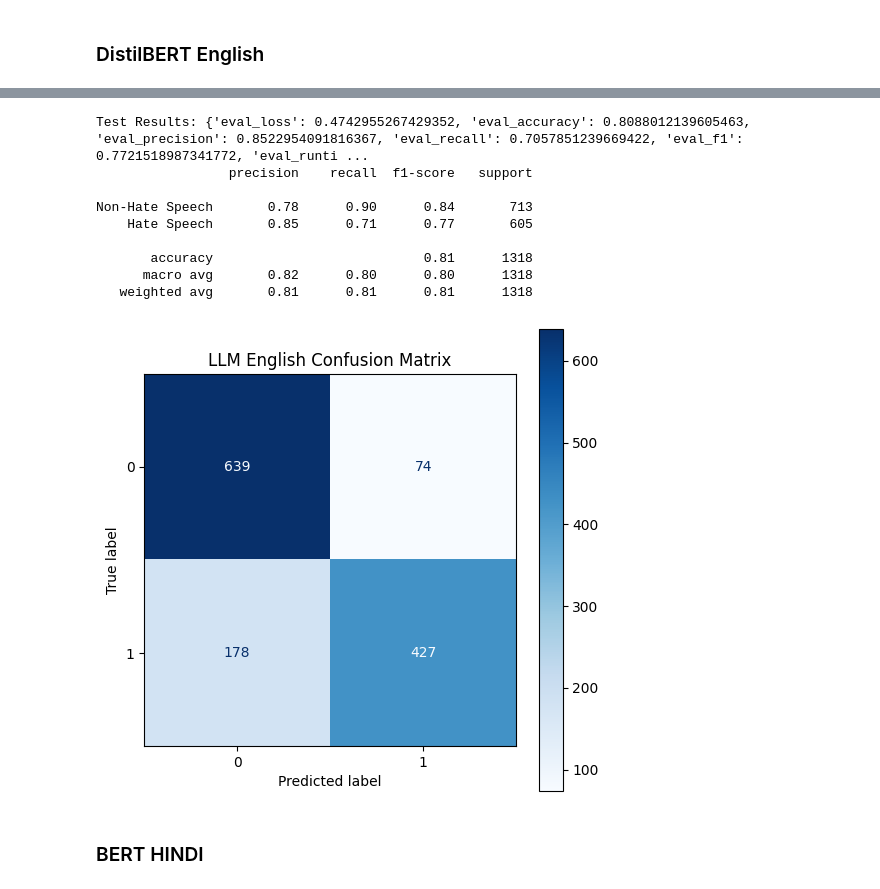
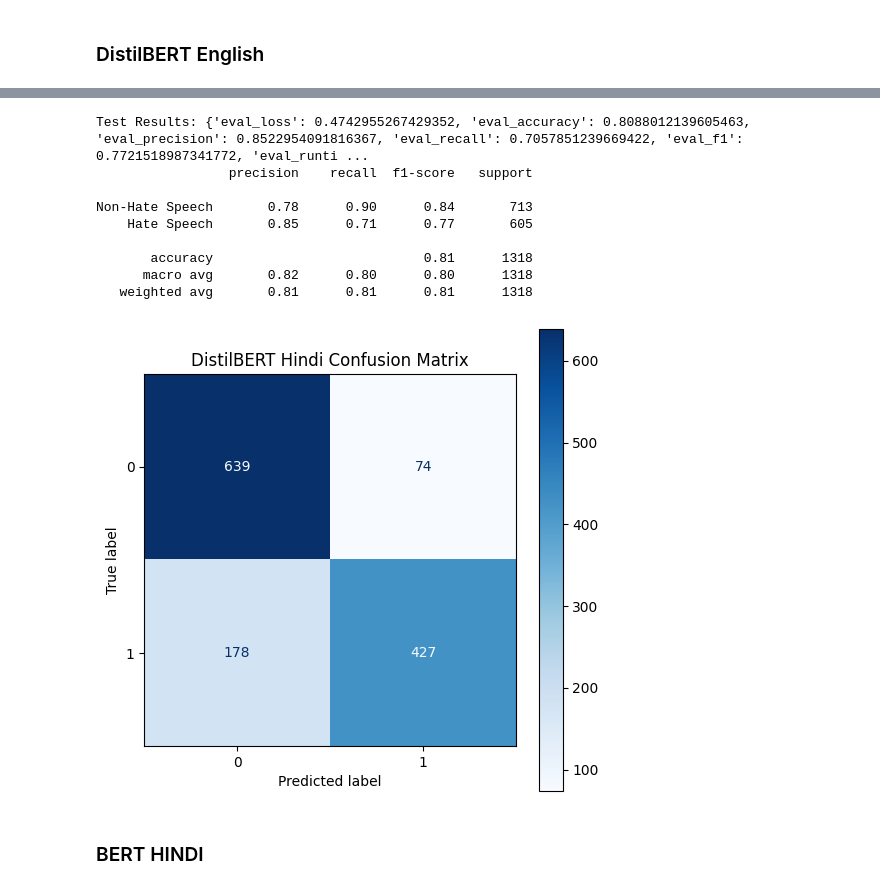
Before and after one commit to SarfrazAhmad307/Project-AI701-G41, a Jupyter notebook: LLMs/Hindi/Hindi.ipynb, the cells around one changed output, grey strips where cells are left out. Saved outputs shown, nothing was run; the diff lists cells and outputs as text; code cells hidden in the pictures.

```diff
--- a/LLMs/Hindi/Hindi.ipynb
+++ b/LLMs/Hindi/Hindi.ipynb
@@ -106,6 +111,6 @@ test_path = os.path.join(BASE_DIR, 'Dataset', 'hindi_dataset', 'hasoc2019_hi_tes
 # %%
-train = pd.read_csv(train_path, sep='\t')
-test = pd.read_csv(test_path, sep='\t')
+train = pd.read_csv('/kaggle/input/hasoc19-hindi-dataset/hindi_dataset.tsv', sep='\t')
+test = pd.read_csv('/kaggle/input/hasoc19-hindi-dataset/hasoc2019_hi_test_gold_2919.tsv', sep='\t')
 
 train.drop(["text_id", 'task_2', 'task_3'], axis=1, inplace=True)
 test.drop(["text_id", 'task_2', 'task_3'], axis=1, inplace=True)
@@ -646,35 +651,35 @@ print("Test Results:", test_results)
 # Get predictions for the test dataset
 predictions = trainer.predict(test_dataset)
 
 # Extract logits, predictions, and true labels
 logits = predictions.predictions
 predicted_labels = torch.argmax(torch.tensor(logits), dim=1).numpy()
 true_labels = test_labels
 
 # Compute detailed metrics
 from sklearn.metrics import classification_report
 print(classification_report(true_labels, predicted_labels, target_names=["Non-Hate Speech", "Hate Speech"]))
 
 # Confusion Matrix
 cm = confusion_matrix(true_labels, predicted_labels)
 
 # Plot the confusion matrix with blue color
 plt.figure(figsize=(6, 6))
 disp = ConfusionMatrixDisplay(confusion_matrix=cm, display_labels=[0, 1])
 disp.plot(cmap=plt.cm.Blues, ax=plt.gca())
-plt.title("LLM English Confusion Matrix")
+plt.title("DistilBERT Hindi Confusion Matrix")
 plt.show()
 # %% [output]
 Test Results: {'eval_loss': 0.4742955267429352, 'eval_accuracy': 0.8088012139605463, 'eval_precision': 0.8522954091816367, 'eval_recall': 0.7057851239669422, 'eval_f1': 0.7721518987341772, 'eval_runti ...
                  precision    recall  f1-score   support
 
 Non-Hate Speech       0.78      0.90      0.84       713
     Hate Speech       0.85      0.71      0.77       605
 
        accuracy                           0.81      1318
       macro avg       0.82      0.80      0.80      1318
    weighted avg       0.81      0.81      0.81      1318
-[figure, old version]
+[figure, new version]
 # %% [markdown]
 ### BERT HINDI
 # %%
```
Also changed, not shown: parts of 12 cells of this notebook, 5 other files.
